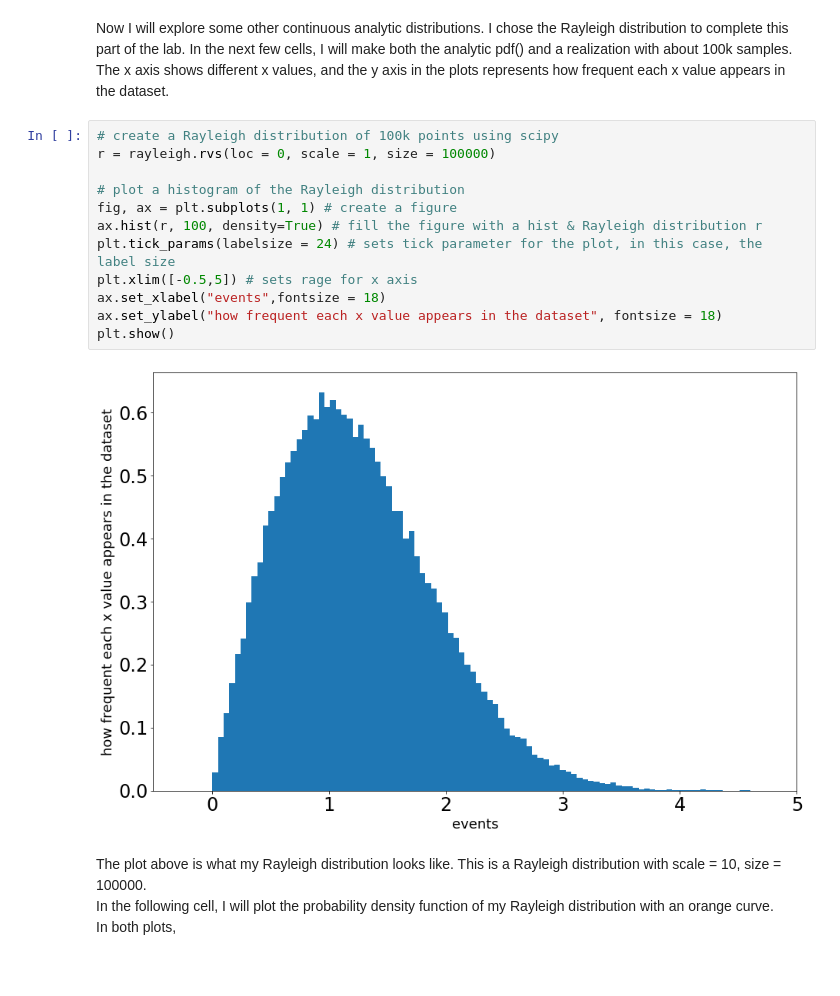
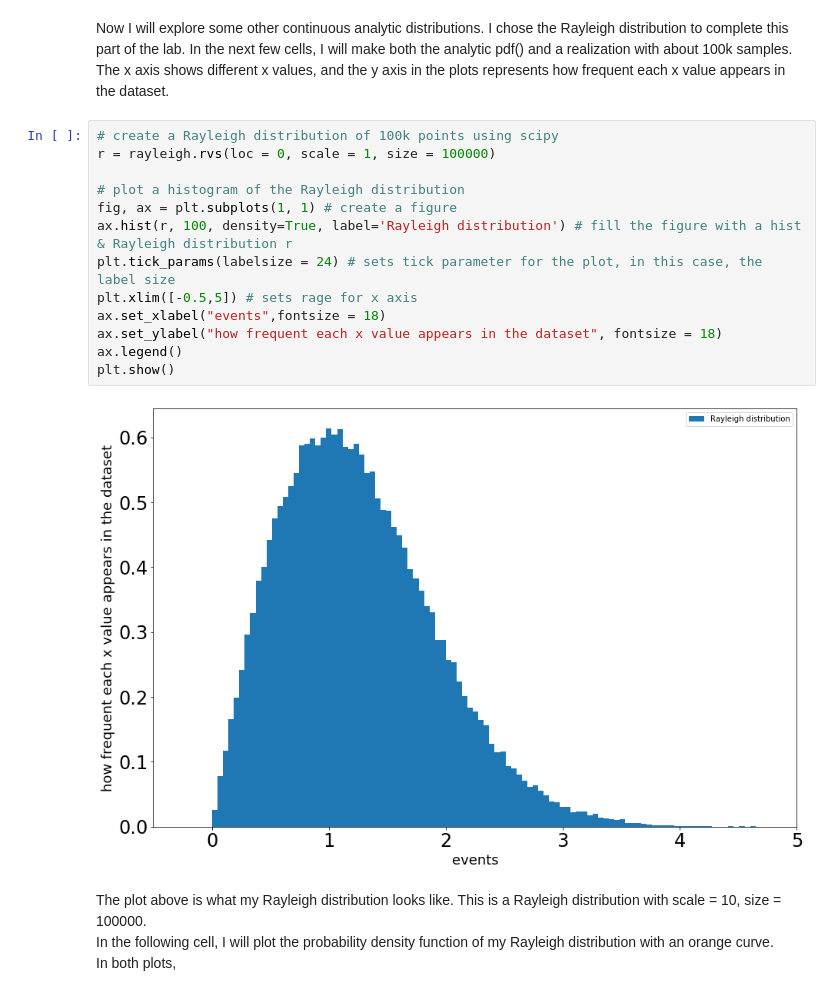
Before and after one commit to an9elaxz/PHYS-434, a Jupyter notebook: Lab1.ipynb, the cells around one changed output. Saved outputs shown, nothing was run; the diff lists cells and outputs as text.

Commit message:
Fourth Version: added plots legend, ready to turn in

```diff
--- a/Lab1.ipynb
+++ b/Lab1.ipynb
@@ -66,17 +66,18 @@ The x axis shows different x values, and the y axis in the plots represents how
 # %%
 # create a Rayleigh distribution of 100k points using scipy
 r = rayleigh.rvs(loc = 0, scale = 1, size = 100000)
 
 # plot a histogram of the Rayleigh distribution
 fig, ax = plt.subplots(1, 1) # create a figure
-ax.hist(r, 100, density=True) # fill the figure with a hist & Rayleigh distribution r
+ax.hist(r, 100, density=True, label='Rayleigh distribution') # fill the figure with a hist & Rayleigh distribution r
 plt.tick_params(labelsize = 24) # sets tick parameter for the plot, in this case, the label size
 plt.xlim([-0.5,5]) # sets rage for x axis
 ax.set_xlabel("events",fontsize = 18)
 ax.set_ylabel("how frequent each x value appears in the dataset", fontsize = 18)
+ax.legend()
 plt.show()
 # %% [output]
-[figure, old version]
+[figure, new version]
 # %% [markdown]
 The plot above is what my Rayleigh distribution looks like. This is a Rayleigh distribution with scale = 10, size = 100000. <br>
 In the following cell, I will plot the probability density function of my Rayleigh distribution with an orange curve.<br>
```
Also changed, not shown: parts of 4 cells of this notebook, 1 other file.
